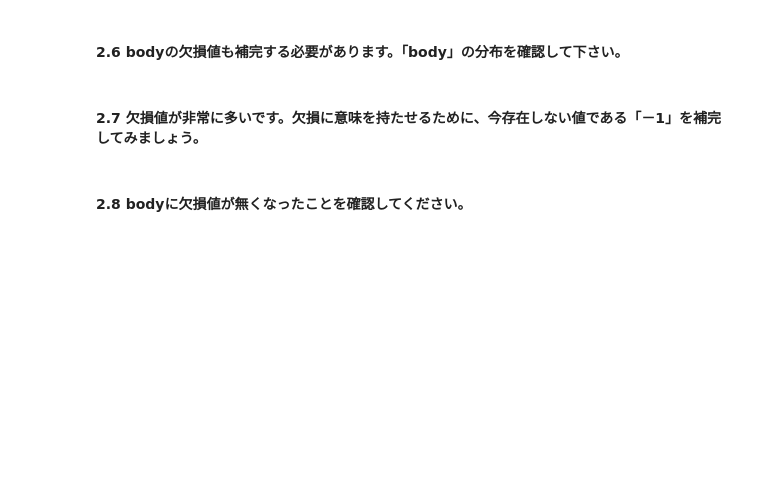
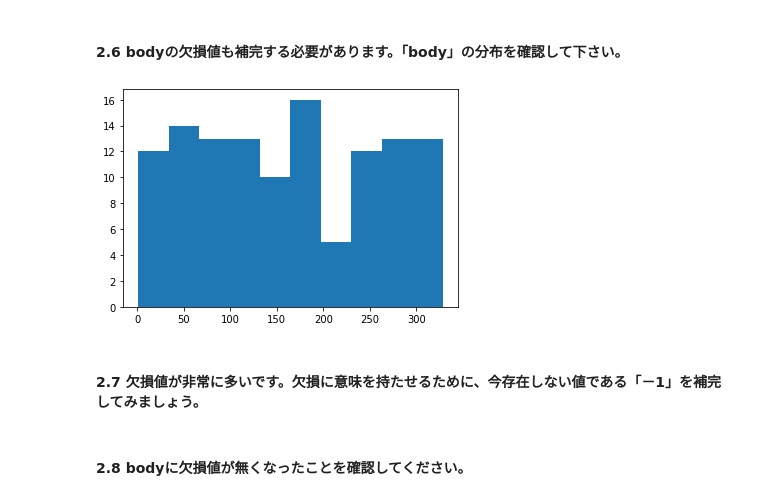
Before and after one commit to narukawamasa/python_smple, a Jupyter notebook: machine_learning_editor.ipynb, the cells around one changed output. Saved outputs shown, nothing was run; the diff lists cells and outputs as text; code cells hidden in the pictures; blank space fills up the shorter version.

```diff
--- a/machine_learning_editor.ipynb
+++ b/machine_learning_editor.ipynb
@@ -148,4 +180,9 @@ titanic_data.describe(exclude='number')
 # %% [markdown]
 #### 2.6 bodyの欠損値も補完する必要があります。「body」の分布を確認して下さい。
+# %%
+plt.hist(titanic_data_except_object['body'])
+plt.show()
+# %% [output]
+[figure, added]
 # %% [markdown]
 #### 2.7 欠損値が非常に多いです。欠損に意味を持たせるために、今存在しない値である「－1」を補完してみましょう。
```
Also changed, not shown: parts of 10 cells of this notebook.
